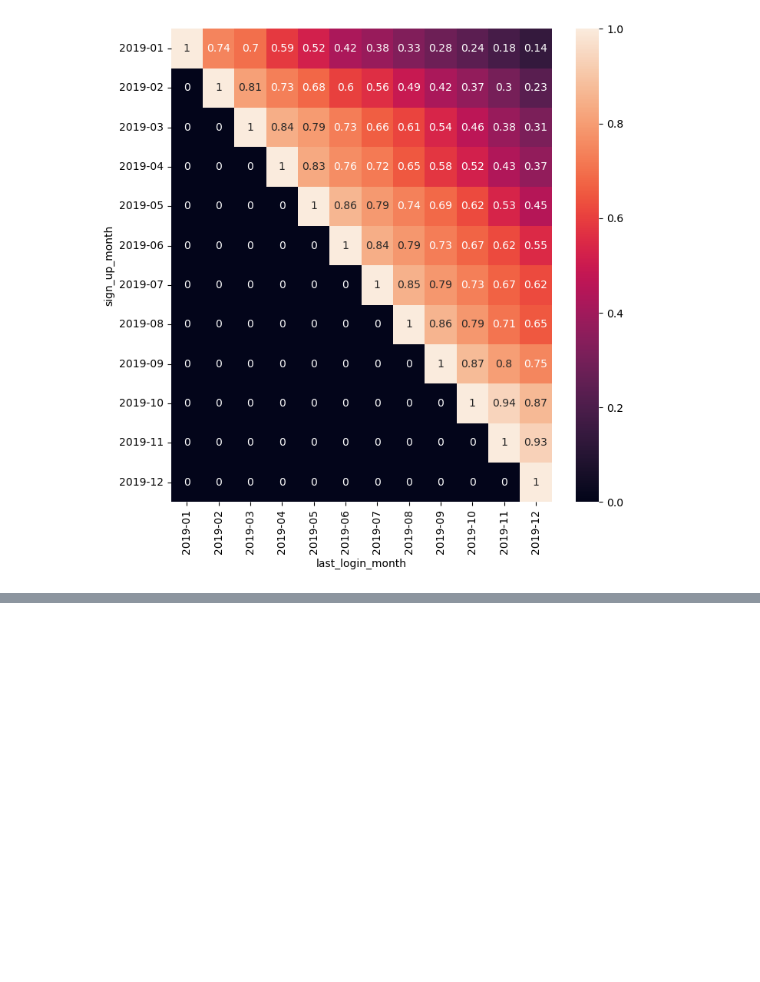
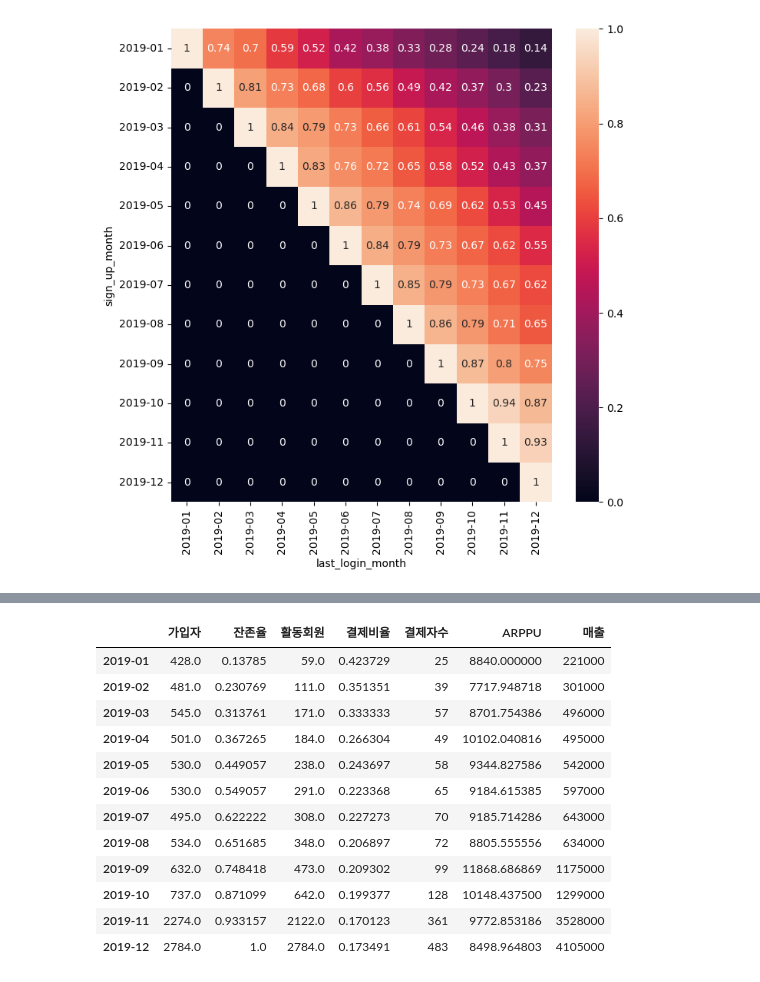
Before and after one commit to nyeokinyeoki/backup, a Jupyter notebook: data1.ipynb, the cells around one changed output, grey strips where cells are left out. Saved outputs shown, nothing was run; the diff lists cells and outputs as text; code cells hidden in the pictures; blank space fills up the shorter version.

```diff
--- a/data1.ipynb
+++ b/data1.ipynb
@@ -172,0 +299,3 @@ plt.show()
+# %%
+sum_pay_join_mon = sales_per_user.groupby("signup_mon")["sales"].sum()
+sum_pay_join_mon
@@ -172,0 +375,22 @@ plt.show()
+# %%
+devide_revenue["매출"] = sum_pay_join_mon
+
+devide_revenue = devide_revenue[['가입자','잔존율','활동회원','결제비율','결제자수','매출']]
+
+devide_revenue.insert(5, "ARPPU", (devide_revenue["매출"] / devide_revenue["결제자수"]))
+
+devide_revenue
+# %% [output]
+|  | 가입자 | 잔존율 | 활동회원 | 결제비율 | 결제자수 | ARPPU | 매출 |
+| 2019-01 | 428.0 | 0.13785 | 59.0 | 0.423729 | 25 | 8840.000000 | 221000 |
+| 2019-02 | 481.0 | 0.230769 | 111.0 | 0.351351 | 39 | 7717.948718 | 301000 |
+| 2019-03 | 545.0 | 0.313761 | 171.0 | 0.333333 | 57 | 8701.754386 | 496000 |
+| 2019-04 | 501.0 | 0.367265 | 184.0 | 0.266304 | 49 | 10102.040816 | 495000 |
+| 2019-05 | 530.0 | 0.449057 | 238.0 | 0.243697 | 58 | 9344.827586 | 542000 |
+| 2019-06 | 530.0 | 0.549057 | 291.0 | 0.223368 | 65 | 9184.615385 | 597000 |
+| 2019-07 | 495.0 | 0.622222 | 308.0 | 0.227273 | 70 | 9185.714286 | 643000 |
+| 2019-08 | 534.0 | 0.651685 | 348.0 | 0.206897 | 72 | 8805.555556 | 634000 |
+| 2019-09 | 632.0 | 0.748418 | 473.0 | 0.209302 | 99 | 11868.686869 | 1175000 |
+| 2019-10 | 737.0 | 0.871099 | 642.0 | 0.199377 | 128 | 10148.437500 | 1299000 |
+| 2019-11 | 2274.0 | 0.933157 | 2122.0 | 0.170123 | 361 | 9772.853186 | 3528000 |
+| 2019-12 | 2784.0 | 1.0 | 2784.0 | 0.173491 | 483 | 8498.964803 | 4105000 |
```
Also changed, not shown: parts of 18 cells of this notebook.
